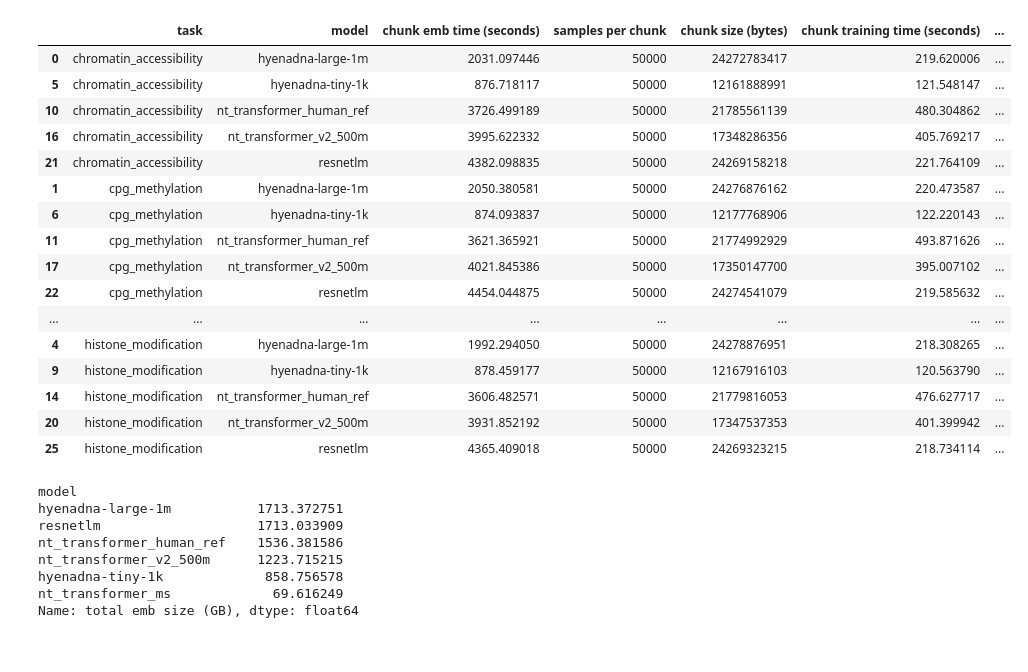
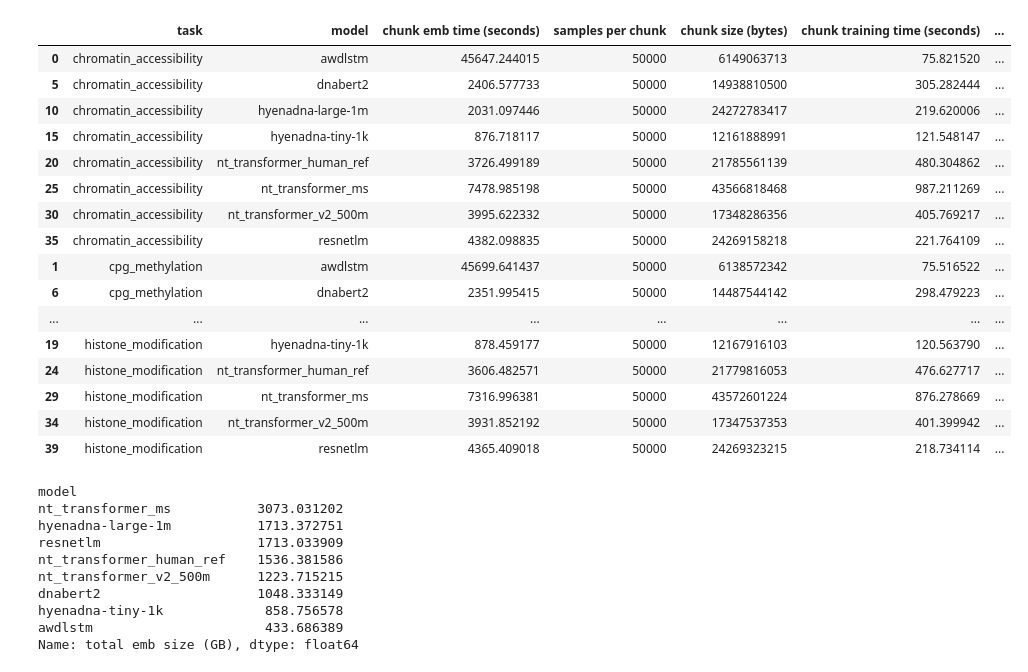
Before and after one commit to baillielab/BEND, a Jupyter notebook: notebooks/estimate_resources.ipynb, the cells around one changed output. Cells and saved outputs as stored; diff of their text form; code cells hidden in the pictures.

```diff
--- a/notebooks/estimate_resources.ipynb
+++ b/notebooks/estimate_resources.ipynb
@@ -81,49 +83,52 @@ df_stats
 # %%
 task_len = {}
 for task in df_stats['task'].unique():
     df_task = pd.read_csv(os.path.join(WORK_DIR, 'data',task, f'{task}.bed'), sep='\t', low_memory=False)
     task_len[task] = len(df_task)
 
 df_stats['total samples'] = df_stats['task'].map(task_len)
 df_stats['n chunks'] = df_stats['total samples'] / df_stats['samples per chunk']
 
 df_stats['chunk size (GB)'] = df_stats['chunk size (bytes)'] / (1024 ** 3)
 
 df_stats['total emb time (hours)'] = (df_stats['chunk emb time (seconds)'] * df_stats['n chunks']) / 3600
+df_stats['total emb time (days)'] = df_stats['total emb time (hours)'] / 24
 df_stats['total emb size (GB)'] = df_stats['chunk size (bytes)'] * df_stats['n chunks'] / (1024 ** 3)
 
 df_stats['epoch training time (hours)'] = df_stats['chunk training time (seconds)'] * df_stats['n chunks'] / 3600
 total_epochs = 100
 df_stats['total training time (hours)'] = df_stats['epoch training time (hours)'] * total_epochs
 df_stats['total training time (days)'] = df_stats['total training time (hours)'] / 24
 
 df_stats
 # %% [output]
 |  | task | model | chunk emb time (seconds) | samples per chunk | chunk size (bytes) | chunk training time (seconds) | ... |
-| 0 | chromatin_accessibility | hyenadna-large-1m | 2031.097446 | 50000 | 24272783417 | 219.620006 | ... |
-| 5 | chromatin_accessibility | hyenadna-tiny-1k | 876.718117 | 50000 | 12161888991 | 121.548147 | ... |
-| 10 | chromatin_accessibility | nt_transformer_human_ref | 3726.499189 | 50000 | 21785561139 | 480.304862 | ... |
-| 16 | chromatin_accessibility | nt_transformer_v2_500m | 3995.622332 | 50000 | 17348286356 | 405.769217 | ... |
-| 21 | chromatin_accessibility | resnetlm | 4382.098835 | 50000 | 24269158218 | 221.764109 | ... |
-| 1 | cpg_methylation | hyenadna-large-1m | 2050.380581 | 50000 | 24276876162 | 220.473587 | ... |
-| 6 | cpg_methylation | hyenadna-tiny-1k | 874.093837 | 50000 | 12177768906 | 122.220143 | ... |
-| 11 | cpg_methylation | nt_transformer_human_ref | 3621.365921 | 50000 | 21774992929 | 493.871626 | ... |
-| 17 | cpg_methylation | nt_transformer_v2_500m | 4021.845386 | 50000 | 17350147700 | 395.007102 | ... |
-| 22 | cpg_methylation | resnetlm | 4454.044875 | 50000 | 24274541079 | 219.585632 | ... |
+| 0 | chromatin_accessibility | awdlstm | 45647.244015 | 50000 | 6149063713 | 75.821520 | ... |
+| 5 | chromatin_accessibility | dnabert2 | 2406.577733 | 50000 | 14938810500 | 305.282444 | ... |
+| 10 | chromatin_accessibility | hyenadna-large-1m | 2031.097446 | 50000 | 24272783417 | 219.620006 | ... |
+| 15 | chromatin_accessibility | hyenadna-tiny-1k | 876.718117 | 50000 | 12161888991 | 121.548147 | ... |
+| 20 | chromatin_accessibility | nt_transformer_human_ref | 3726.499189 | 50000 | 21785561139 | 480.304862 | ... |
+| 25 | chromatin_accessibility | nt_transformer_ms | 7478.985198 | 50000 | 43566818468 | 987.211269 | ... |
+| 30 | chromatin_accessibility | nt_transformer_v2_500m | 3995.622332 | 50000 | 17348286356 | 405.769217 | ... |
+| 35 | chromatin_accessibility | resnetlm | 4382.098835 | 50000 | 24269158218 | 221.764109 | ... |
+| 1 | cpg_methylation | awdlstm | 45699.641437 | 50000 | 6138572342 | 75.516522 | ... |
+| 6 | cpg_methylation | dnabert2 | 2351.995415 | 50000 | 14487544142 | 298.479223 | ... |
 | ... | ... | ... | ... | ... | ... | ... | ... |
-| 4 | histone_modification | hyenadna-large-1m | 1992.294050 | 50000 | 24278876951 | 218.308265 | ... |
-| 9 | histone_modification | hyenadna-tiny-1k | 878.459177 | 50000 | 12167916103 | 120.563790 | ... |
-| 14 | histone_modification | nt_transformer_human_ref | 3606.482571 | 50000 | 21779816053 | 476.627717 | ... |
-| 20 | histone_modification | nt_transformer_v2_500m | 3931.852192 | 50000 | 17347537353 | 401.399942 | ... |
-| 25 | histone_modification | resnetlm | 4365.409018 | 50000 | 24269323215 | 218.734114 | ... |
+| 19 | histone_modification | hyenadna-tiny-1k | 878.459177 | 50000 | 12167916103 | 120.563790 | ... |
+| 24 | histone_modification | nt_transformer_human_ref | 3606.482571 | 50000 | 21779816053 | 476.627717 | ... |
+| 29 | histone_modification | nt_transformer_ms | 7316.996381 | 50000 | 43572601224 | 876.278669 | ... |
+| 34 | histone_modification | nt_transformer_v2_500m | 3931.852192 | 50000 | 17347537353 | 401.399942 | ... |
+| 39 | histone_modification | resnetlm | 4365.409018 | 50000 | 24269323215 | 218.734114 | ... |
 # %%
-df_stats.groupby('model').sum(numeric_only=True).sort_values(by='total emb size (GB)', ascending=False)['total emb size (GB)']
+df_stats.groupby(['model']).sum(numeric_only=True).sort_values(by='total emb size (GB)', ascending=False)['total emb size (GB)']
 # %% [output]
 model
+nt_transformer_ms           3073.031202
 hyenadna-large-1m           1713.372751
 resnetlm                    1713.033909
 nt_transformer_human_ref    1536.381586
 nt_transformer_v2_500m      1223.715215
+dnabert2                    1048.333149
 hyenadna-tiny-1k             858.756578
-nt_transformer_ms             69.616249
+awdlstm                      433.686389
 Name: total emb size (GB), dtype: float64
```
Also changed, not shown: parts of 7 cells of this notebook.
